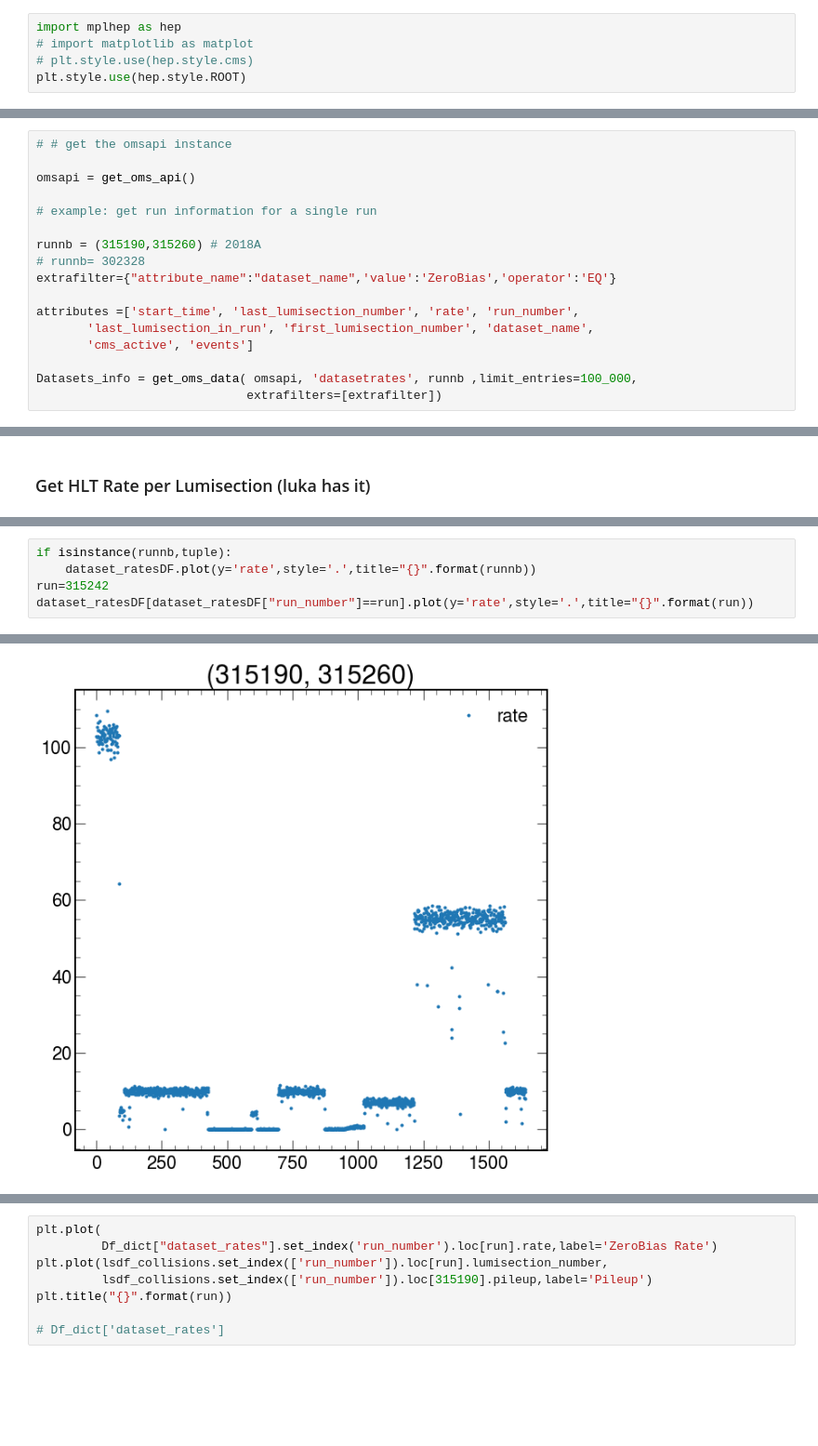
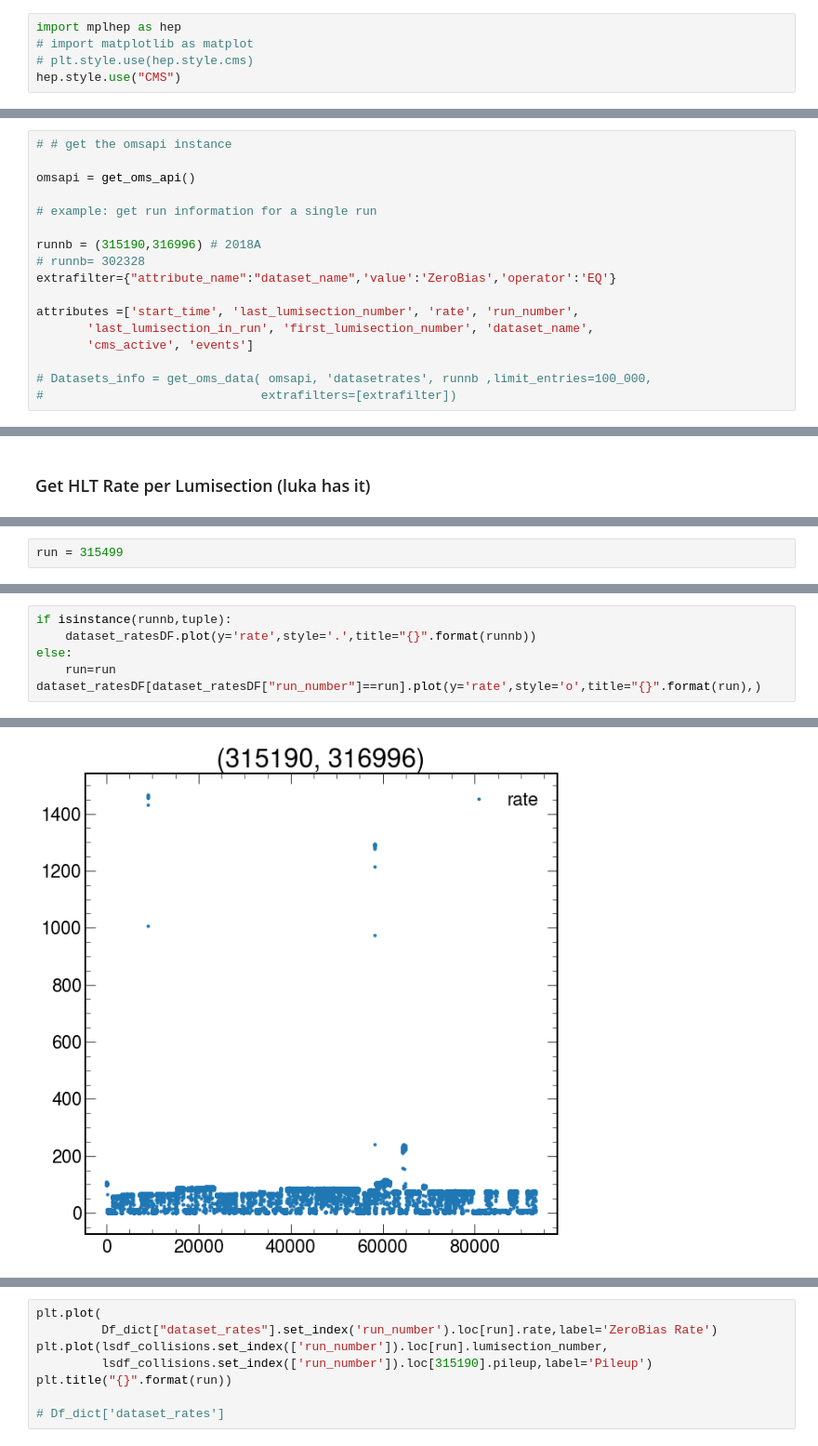
Before and after one commit to GuillermoFidalgo/ML4DQM-DC, a Jupyter notebook: omsapi/OMS Guillermo/Guillermo OMS work.ipynb, the cells around one changed output, grey strips where cells are left out. Shown: that part at 93% size. Drawn from its saved outputs; the diff is of its cells as text; blank space fills up the shorter version.

```diff
--- a/omsapi/OMS Guillermo/Guillermo OMS work.ipynb
+++ b/omsapi/OMS Guillermo/Guillermo OMS work.ipynb
@@ -26,7 +26,7 @@ import plot_utils as pu
 import mplhep as hep
 # import matplotlib as matplot
 # plt.style.use(hep.style.cms)
-plt.style.use(hep.style.ROOT)
+hep.style.use("CMS")
 # %% [markdown]
 # Very important to initialize the API
 # %%
@@ -869,19 +1073,2 @@ $$\frac{ target_{qty} -run_{qty} }{target_{qty}}\times 100$$
 # %% [markdown]
 # Get ZeroBias rates and plot with pileup
-# %%
-# # get the omsapi instance
-
-omsapi = get_oms_api()
-
-# example: get run information for a single run
-
-runnb = (315190,315260) # 2018A
-# runnb= 302328
-extrafilter={"attribute_name":"dataset_name",'value':'ZeroBias','operator':'EQ'}
-
-attributes =['start_time', 'last_lumisection_number', 'rate', 'run_number',
-       'last_lumisection_in_run', 'first_lumisection_number', 'dataset_name',
-       'cms_active', 'events']
-
-Datasets_info = get_oms_data( omsapi, 'datasetrates', runnb ,limit_entries=100_000,
-                             extrafilters=[extrafilter])
@@ -893,0 +1086,17 @@ Df_dict["dataset_rates"]=dataset_ratesDF
+# %%
+# # get the omsapi instance
+
+omsapi = get_oms_api()
+
+# example: get run information for a single run
+
+runnb = (315190,316996) # 2018A
+# runnb= 302328
+extrafilter={"attribute_name":"dataset_name",'value':'ZeroBias','operator':'EQ'}
+
+attributes =['start_time', 'last_lumisection_number', 'rate', 'run_number',
+       'last_lumisection_in_run', 'first_lumisection_number', 'dataset_name',
+       'cms_active', 'events']
+
+# Datasets_info = get_oms_data( omsapi, 'datasetrates', runnb ,limit_entries=100_000,
+#                              extrafilters=[extrafilter])
@@ -916 +1194,3 @@ array([315190, 315193, 315194, 315206, 315210, 315216, 315218, 315220,
+# %%
+run = 315499
 # %%
@@ -940,6 +1230,7 @@ KeyError: 315240
 # %%
 if isinstance(runnb,tuple):
     dataset_ratesDF.plot(y='rate',style='.',title="{}".format(runnb))
-run=315242
-dataset_ratesDF[dataset_ratesDF["run_number"]==run].plot(y='rate',style='.',title="{}".format(run))
+else:
+    run=run
+dataset_ratesDF[dataset_ratesDF["run_number"]==run].plot(y='rate',style='o',title="{}".format(run),)
 # %% [output]
@@ -947 +1238 @@ dataset_ratesDF[dataset_ratesDF["run_number"]==run].plot(y='rate',style='.',titl
-[figure, old version]
+[figure, new version]
```
Also changed, not shown: parts of 126 cells of this notebook.
